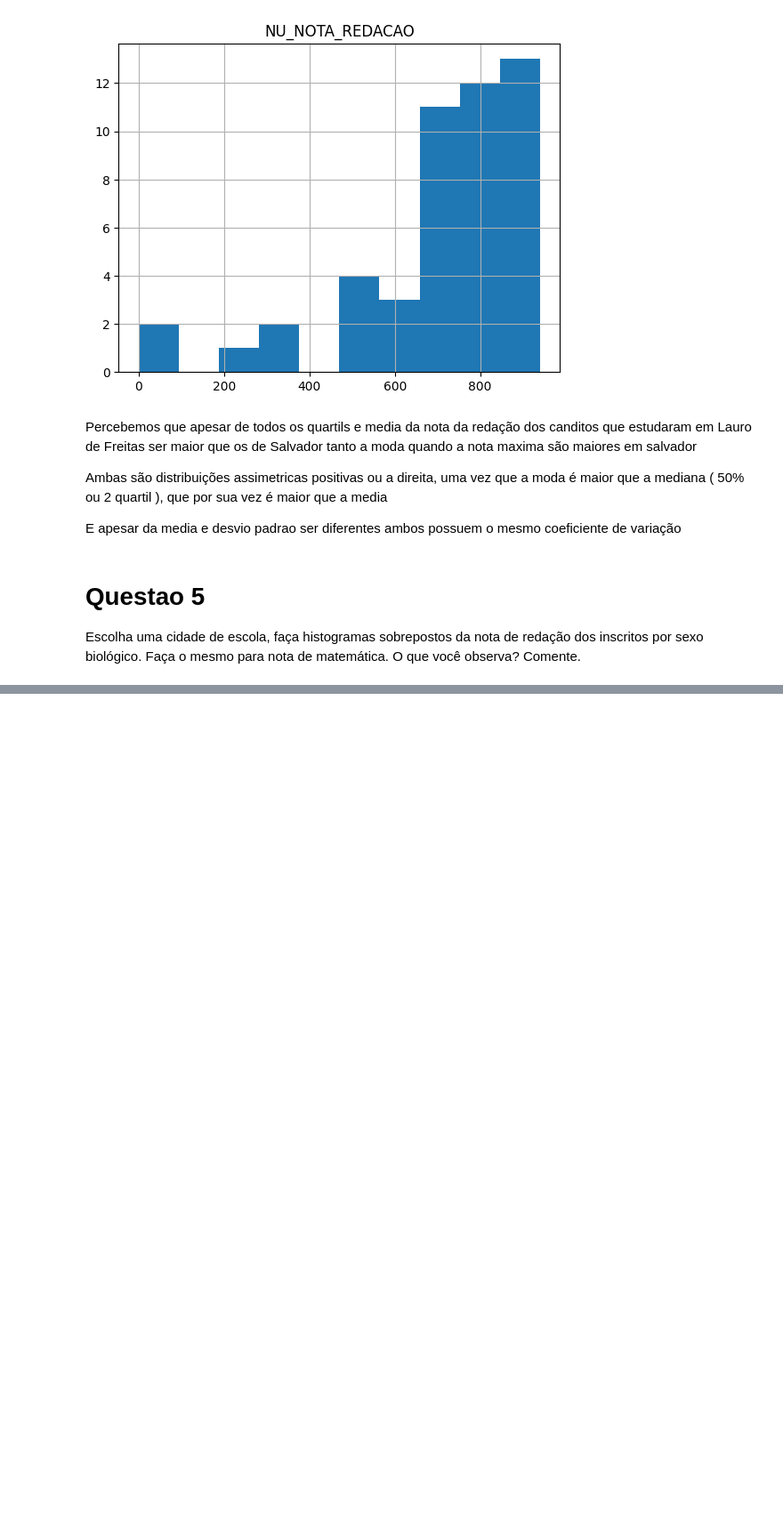
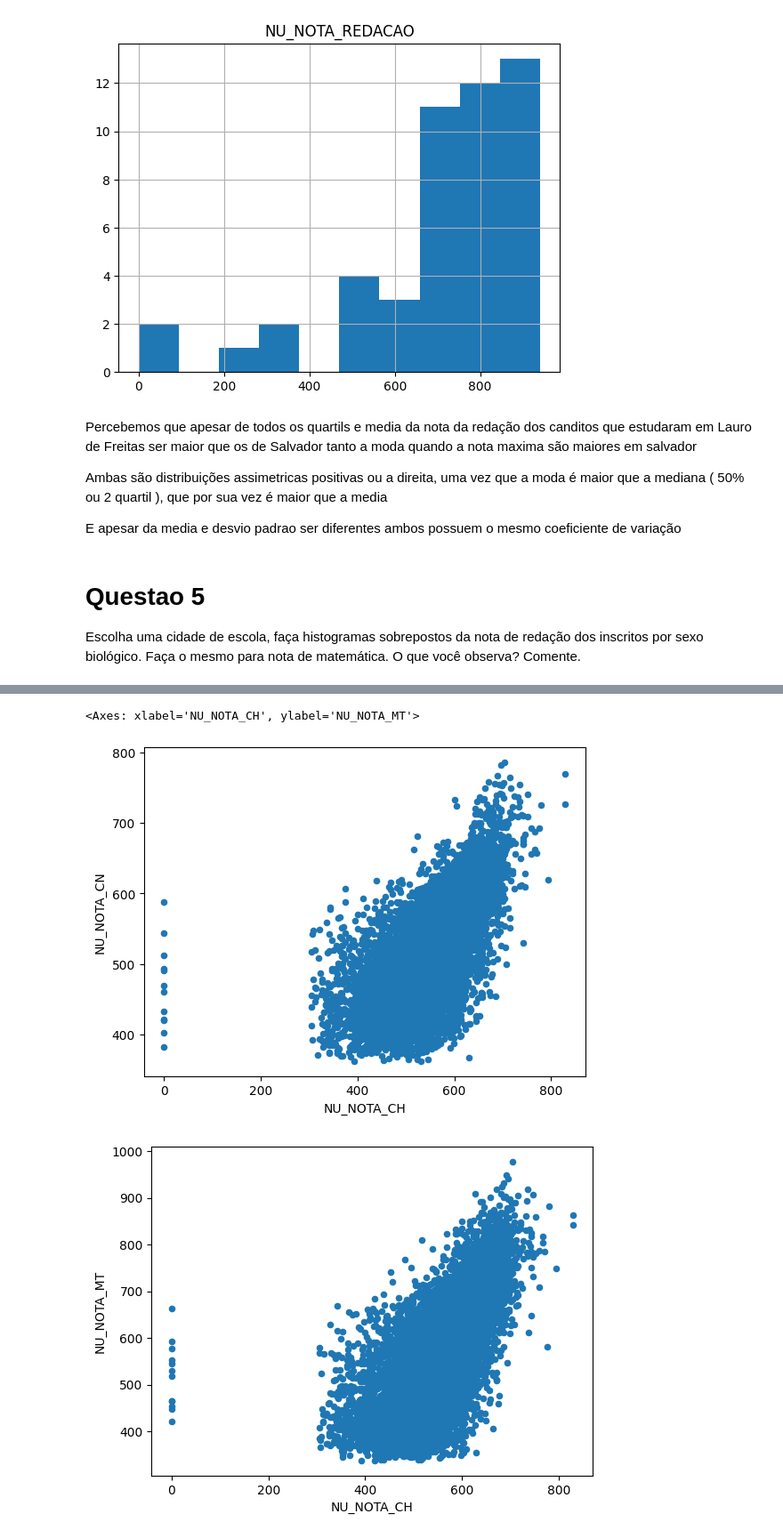
Before and after one commit to denielfer/Micro_dados_enem-2022, a Jupyter notebook: analize.ipynb, the cells around one changed output, grey strips where cells are left out. Shown at 89% size. Cells and saved outputs as stored; diff of their text form; code cells hidden in the pictures; blank space fills up the shorter version.

```diff
--- a/analize.ipynb
+++ b/analize.ipynb
@@ -151,0 +163,7 @@ Histograma para sexo F
+# %%
+db_idade = db.copy()
+idades = [None,16,17,18,19,20,21,22,23,24,25,28,33,38,43,48,53,58,63,68,71]
+func = lambda idade_v : [idades[idade] for idade in idade_v]
+db_idade['idade'] = func(db["TP_FAIXA_ETARIA"] )
+faixas_renda = db_idade[db_idade['NO_MUNICIPIO_ESC'] == "Salvador"].get(['Q006']).value_counts()[:10]
+faixas_renda
@@ -151,0 +227,9 @@ Histograma para sexo F
+# %%
+db_notas = db_idade[db_idade['NO_MUNICIPIO_ESC'] == "Salvador"].get(['NU_NOTA_CH','NU_NOTA_CN','NU_NOTA_MT'])
+db_notas.plot.scatter(x='NU_NOTA_CH',y='NU_NOTA_CN')
+db_notas.corr(method='pearson')
+db_notas.plot.scatter(x='NU_NOTA_CH',y='NU_NOTA_MT')
+# %% [output]
+<Axes: xlabel='NU_NOTA_CH', ylabel='NU_NOTA_MT'>
+[figure, added]
+[figure, added]
```
Also changed, not shown: parts of 14 cells of this notebook, 1 other file.
